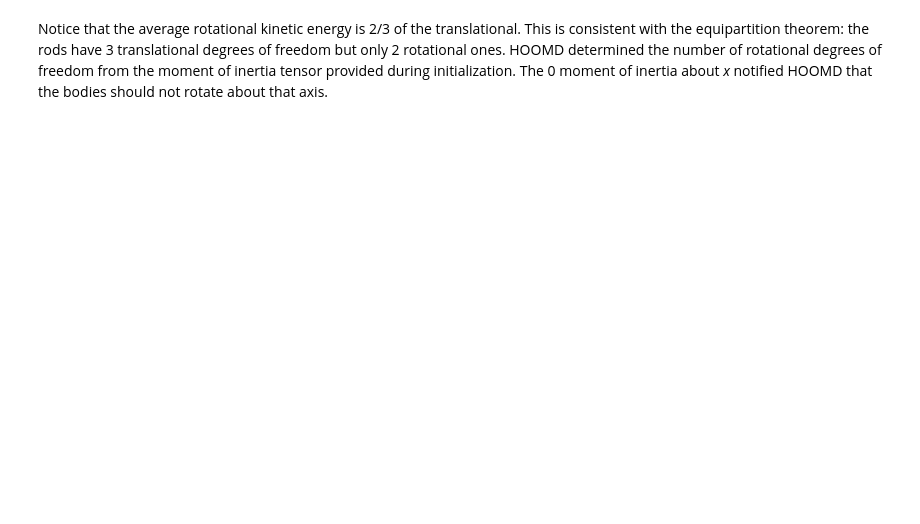
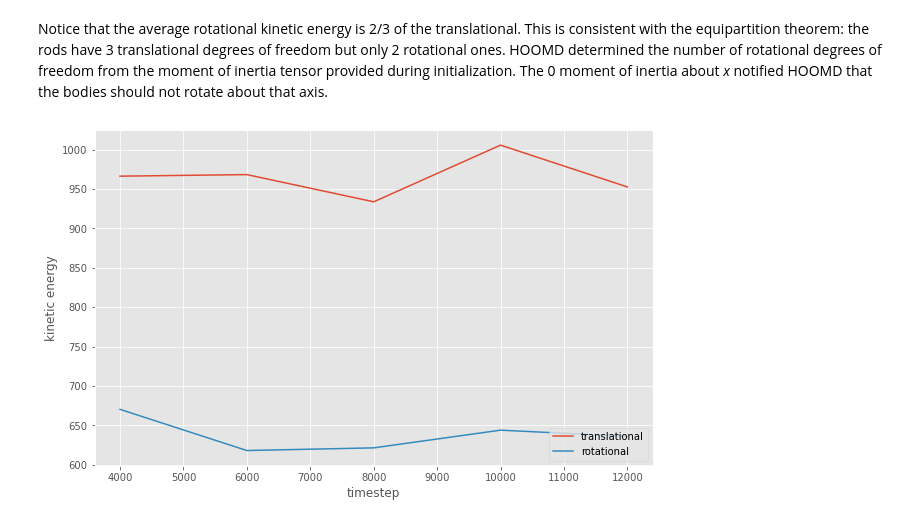
Before and after one commit to jennyfothergill/hoomd-examples, a Jupyter notebook: Tutorial - MD - Rigid rods.ipynb, the cells around one changed output. Saved outputs shown, nothing was run; the diff lists cells and outputs as text; code cells hidden in the pictures; blank space fills up the shorter version.

```diff
--- a/Tutorial - MD - Rigid rods.ipynb
+++ b/Tutorial - MD - Rigid rods.ipynb
@@ -171 +205,12 @@ pyplot.legend(['translational', 'rotational'], loc='lower right');
+# %%
+fig = matplotlib.figure.Figure(figsize=(10, 6.18))
+ax = fig.add_subplot()
+ax.plot(timestep, translational_energy)
+ax.plot(timestep, rotational_energy)
+ax.set_xlabel('timestep')
+ax.set_ylabel('kinetic energy')
+ax.legend(['translational', 'rotational'], loc='lower right')
+fig
+# %% [output]
+[figure, added]
 # %%
```
Also changed, not shown: parts of 41 cells of this notebook.
